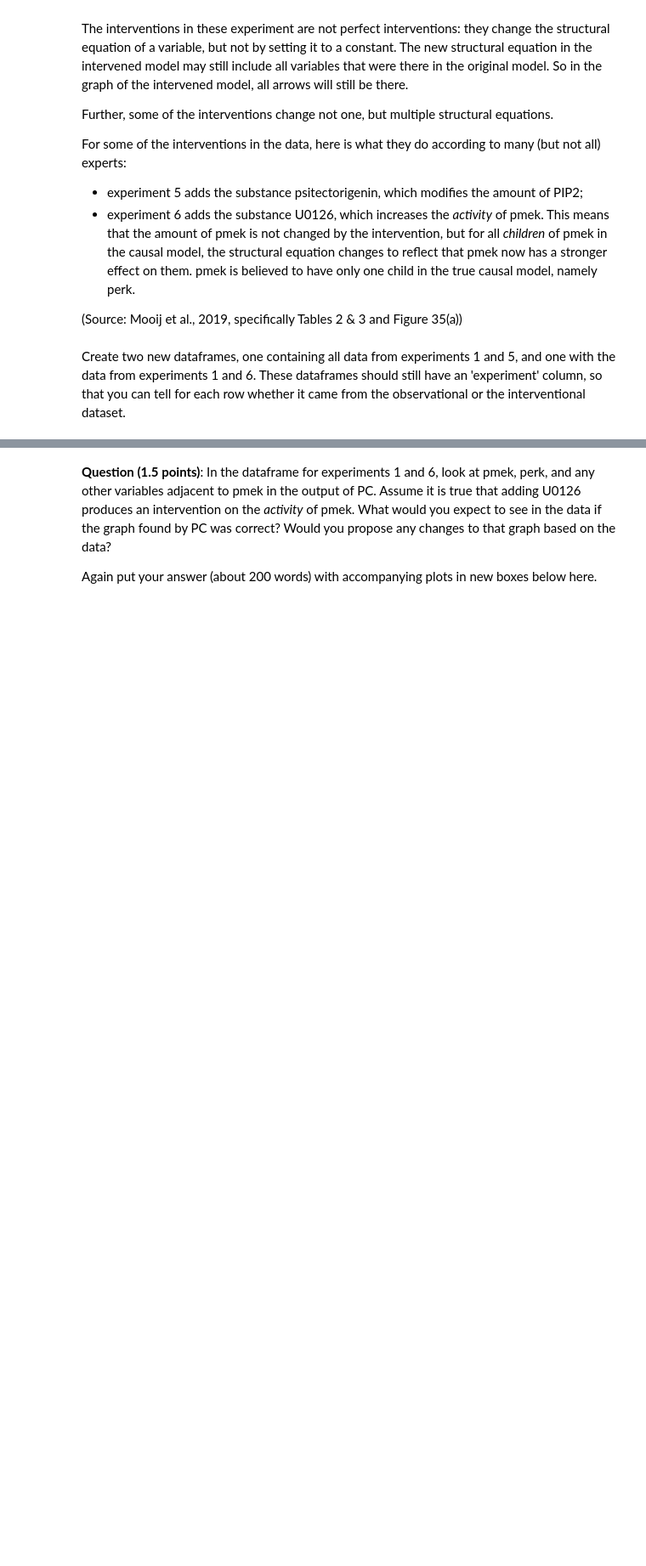
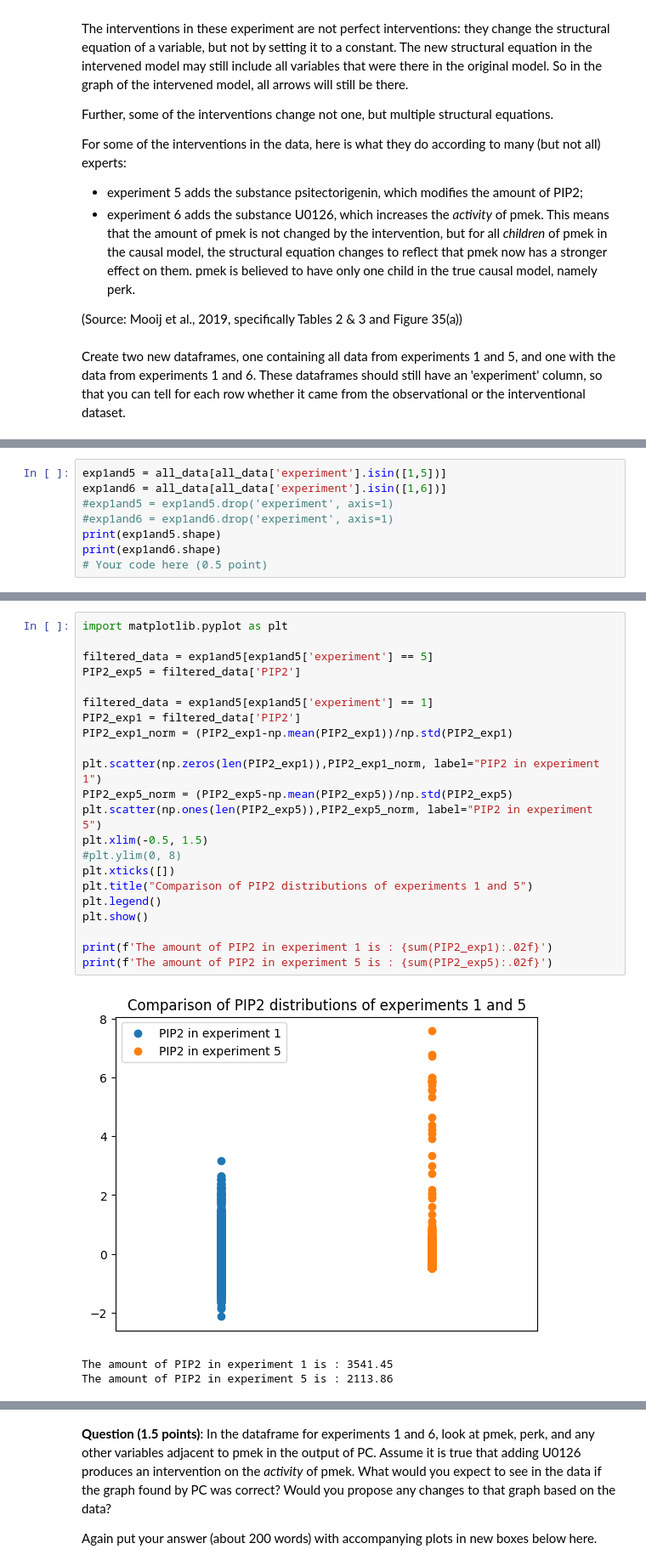
Before and after one commit to leidindi/AML, a Jupyter notebook: ass4/AML_assignment4.ipynb, the cells around one changed output, grey strips where cells are left out. Shown at 85% size. Cells and saved outputs as stored; diff of their text form; blank space fills up the shorter version.

Commit message:
rewrote rules, all passed, added graphs and stuff

```diff
--- a/ass4/AML_assignment4.ipynb
+++ b/ass4/AML_assignment4.ipynb
@@ -421,0 +455,8 @@ Create two new dataframes, one containing all data from experiments 1 and 5, and
+# %%
+exp1and5 = all_data[all_data['experiment'].isin([1,5])]
+exp1and6 = all_data[all_data['experiment'].isin([1,6])]
+#exp1and5 = exp1and5.drop('experiment', axis=1)
+#exp1and6 = exp1and6.drop('experiment', axis=1)
+print(exp1and5.shape)
+print(exp1and6.shape)
+# Your code here (0.5 point)
@@ -424,2 +469,28 @@ Create two new dataframes, one containing all data from experiments 1 and 5, and
 
 Insert one or more markdown and code boxes below here to give your answer and the plots you base your answer on. (Please put your answer in markdown boxes, not as comments in your code!)
+# %%
+import matplotlib.pyplot as plt
+
+filtered_data = exp1and5[exp1and5['experiment'] == 5]
+PIP2_exp5 = filtered_data['PIP2']
+
+filtered_data = exp1and5[exp1and5['experiment'] == 1]
+PIP2_exp1 = filtered_data['PIP2']
+PIP2_exp1_norm = (PIP2_exp1-np.mean(PIP2_exp1))/np.std(PIP2_exp1)
+
+plt.scatter(np.zeros(len(PIP2_exp1)),PIP2_exp1_norm, label="PIP2 in experiment 1")
+PIP2_exp5_norm = (PIP2_exp5-np.mean(PIP2_exp5))/np.std(PIP2_exp5)
+plt.scatter(np.ones(len(PIP2_exp5)),PIP2_exp5_norm, label="PIP2 in experiment 5")
+plt.xlim(-0.5, 1.5)
+#plt.ylim(0, 8)
+plt.xticks([])
+plt.title("Comparison of PIP2 distributions of experiments 1 and 5")
+plt.legend()
+plt.show()
+
+print(f'The amount of PIP2 in experiment 1 is : {sum(PIP2_exp1):.02f}')
+print(f'The amount of PIP2 in experiment 5 is : {sum(PIP2_exp5):.02f}')
+# %% [output]
+[figure, added]
+The amount of PIP2 in experiment 1 is : 3541.45
+The amount of PIP2 in experiment 5 is : 2113.86
```
Also changed, not shown: parts of 13 cells of this notebook.
